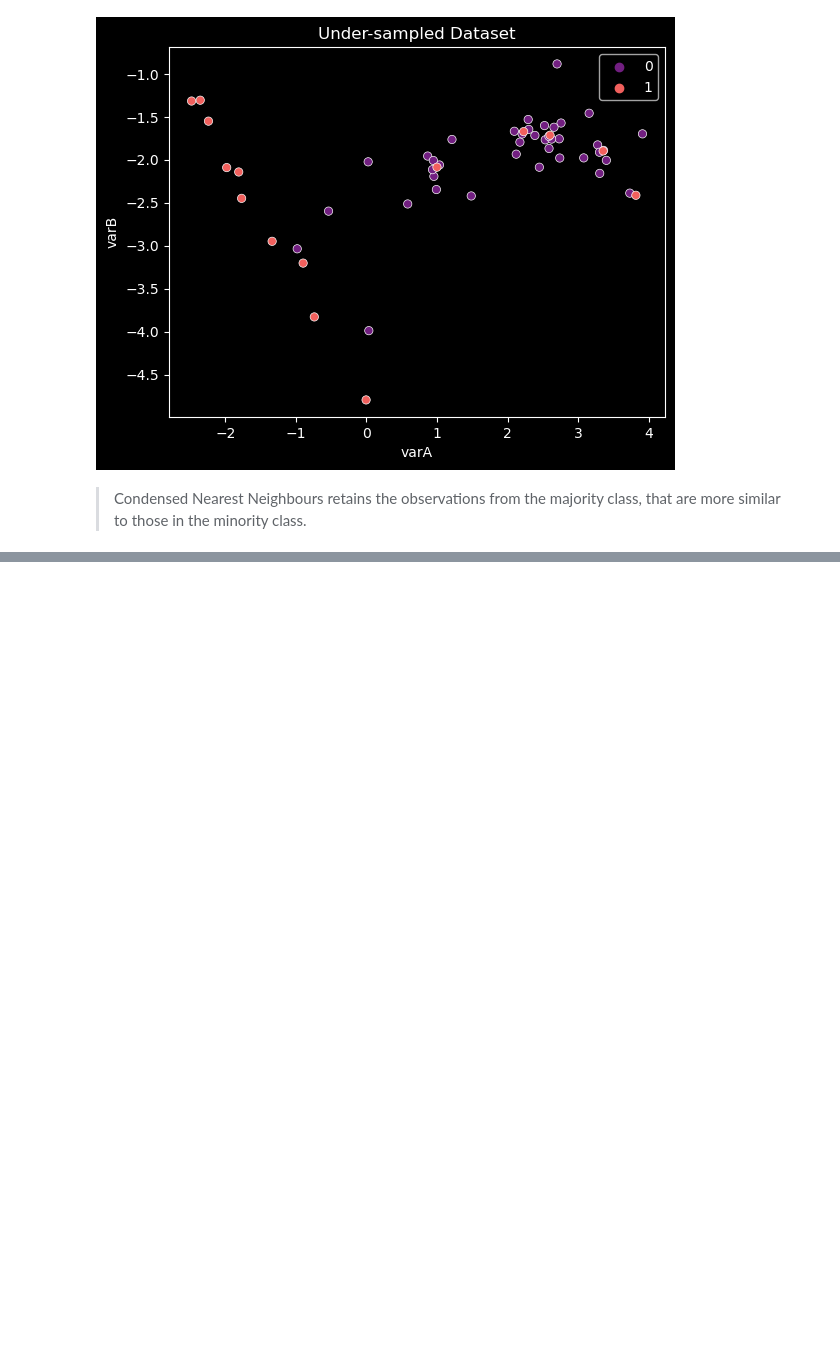
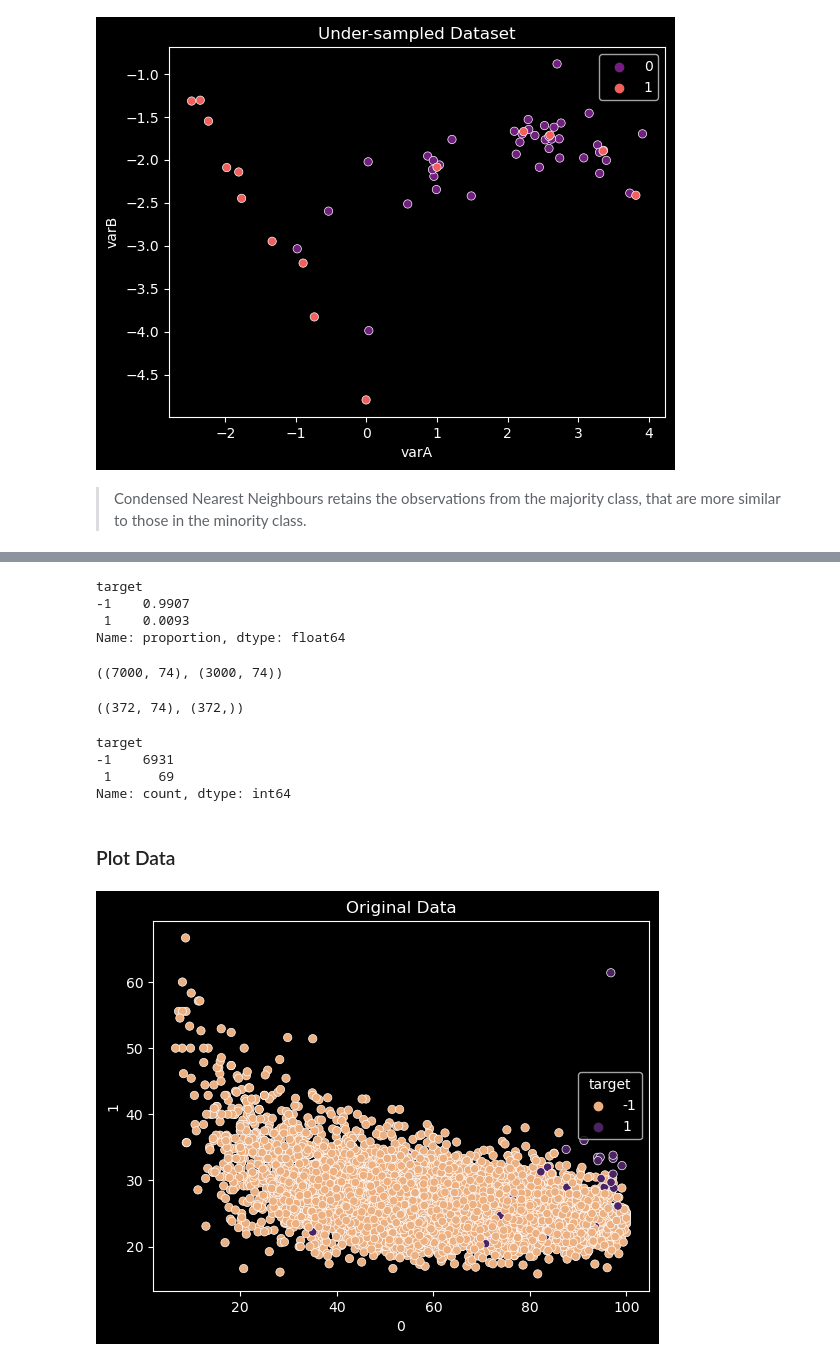
Before and after one commit to frantzalexander/machine_learning_studies, a Jupyter notebook: Machine Learning with Imbalanced Data/Under-sampling/Condensed Nearest Neighbors.ipynb, the cells around one changed output, grey strips where cells are left out. Drawn from its saved outputs; the diff is of its cells as text; code cells hidden in the pictures; blank space fills up the shorter version.

```diff
--- a/Machine Learning with Imbalanced Data/Under-sampling/Condensed Nearest Neighbors.ipynb
+++ b/Machine Learning with Imbalanced Data/Under-sampling/Condensed Nearest Neighbors.ipynb
@@ -145,0 +254,7 @@ plt.show()
+# %%
+# load data
+# only a few observations to speed the computation
+
+data = pd.read_csv('../kdd2004.csv').sample(10000)
+
+data.head()
@@ -145,0 +269,20 @@ plt.show()
+# %%
+# imbalanced target
+
+data["target"].value_counts(normalize= True)
+# %% [output]
+target
+-1    0.9907
+ 1    0.0093
+Name: proportion, dtype: float64
+# %%
+X_train, X_test, y_train, y_test = train_test_split(
+    data.drop(labels = ["target"], axis =1),
+    data["target"],
+    test_size= 0.3,
+    random_state = 0
+)
+
+X_train.shape, X_test.shape
+# %% [output]
+((7000, 74), (3000, 74))
@@ -145,0 +298,27 @@ plt.show()
+# %%
+X_resampled.shape, y_resampled.shape
+# %% [output]
+((372, 74), (372,))
+# %%
+y_train.value_counts()
+# %% [output]
+target
+-1    6931
+ 1      69
+Name: count, dtype: int64
+# %% [markdown]
+### Plot Data
+# %%
+# Original data
+
+sns.scatterplot(
+    data = X_train,
+    x = "0",
+    y = "1",
+    palette= "flare",
+    hue = y_train
+)
+
+plt.title("Original Data");
+# %% [output]
+[figure, added]
```
Also changed, not shown: parts of 22 cells of this notebook.
